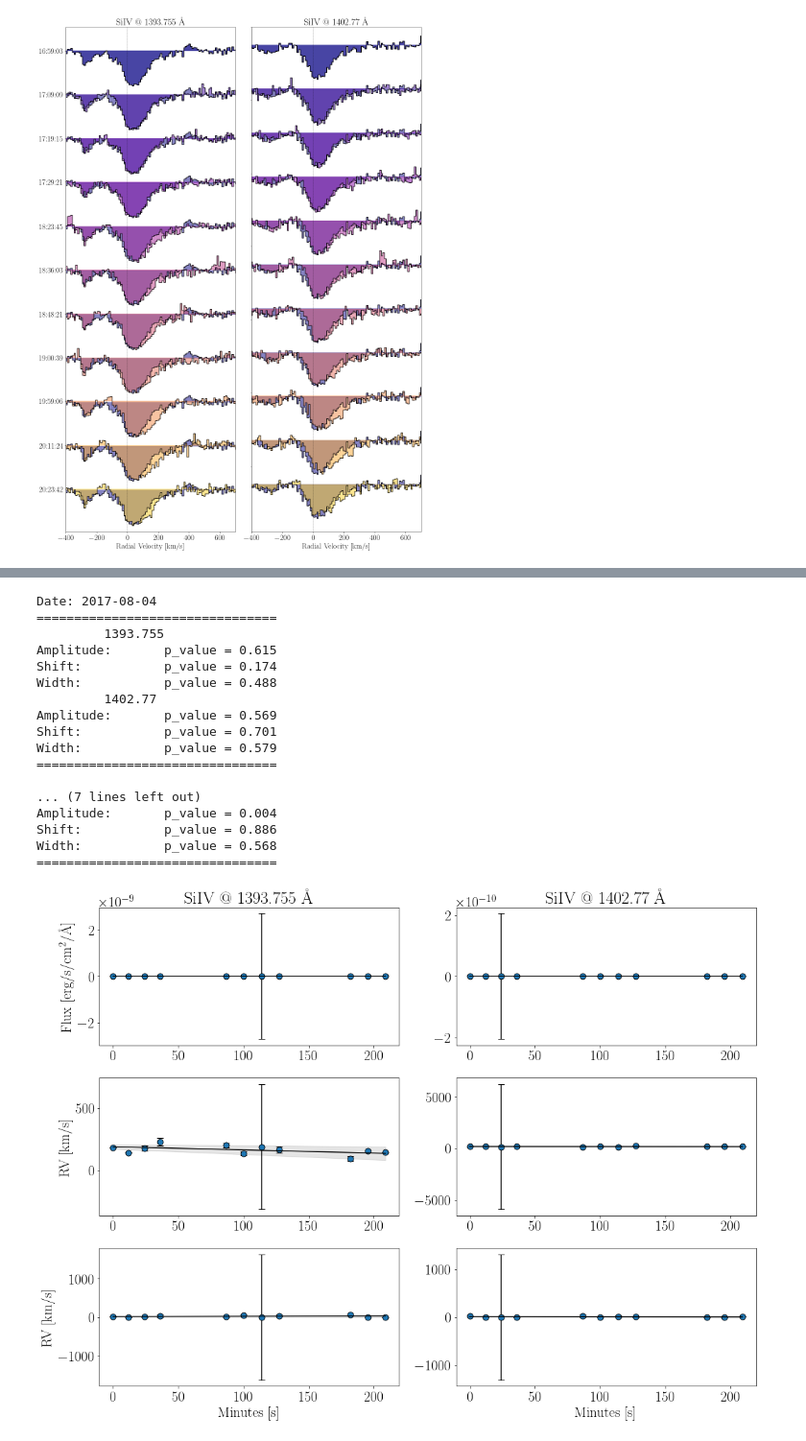
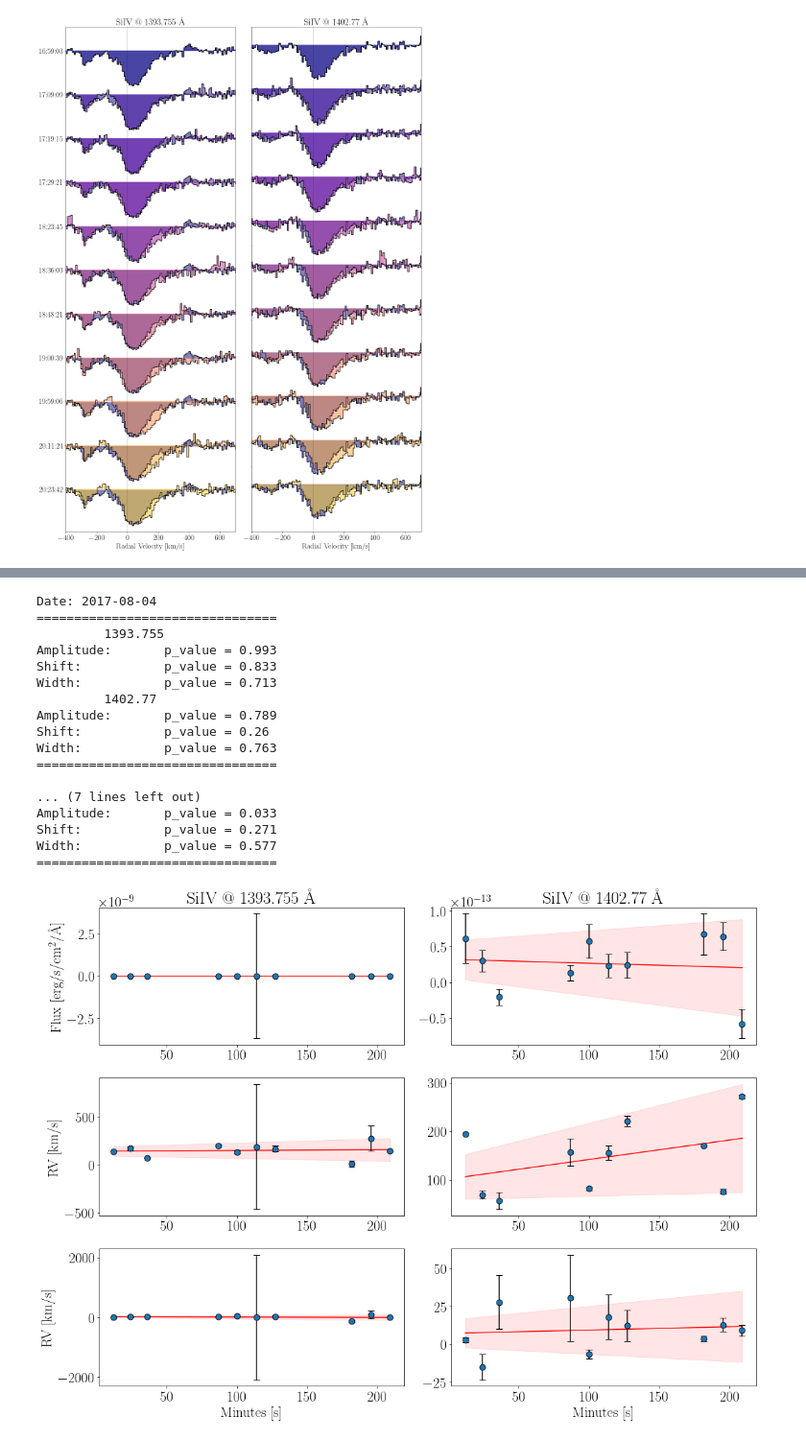
Before and after one commit to bdrdavies/exocomets, a Jupyter notebook: notebooks/short_term_variations.ipynb, the cells around one changed output, grey strips where cells are left out. Shown at 96% size. Saved outputs shown, nothing was run; the diff lists cells and outputs as text; code cells hidden in the pictures.

```diff
--- a/notebooks/short_term_variations.ipynb
+++ b/notebooks/short_term_variations.ipynb
@@ -392,69 +402,77 @@ for nobs in range(len(DP)):
         minutes[nobs][i] = delta.total_seconds()/60
 
     minutes[nobs] = minutes[nobs]-minutes[nobs][0]
+    mins = minutes[nobs][1:][1:]
 
     for j in range(2):
 
-        res1 = linregress(minutes[nobs][:-1], amplitude[nobs][j][:-1])
-        axes[0][j].fill_between(minutes[nobs],(res1.slope+res1.stderr)*minutes[nobs]+res1.intercept+res1.intercept_stderr,(res1.slope-res1.stderr)*minutes[nobs]+res1.intercept-res1.intercept_stderr,color="black",alpha=0.1)
-        axes[0][j].errorbar(minutes[nobs],amplitude[nobs][j],yerr=amplitude_err[nobs][j],capsize=5,ls="None",color="black")
-        axes[0][j].scatter(minutes[nobs],amplitude[nobs][j],s=80,zorder=2,color="black")
-        axes[0][j].scatter(minutes[nobs],amplitude[nobs][j],s=50,zorder=2,label="Absorption depth")
-        axes[0][j].plot(minutes[nobs],res1.slope*minutes[nobs]+res1.intercept,color="black")
-        #axes[0][j].set_ylim(0.2e-13,3.0e-13)
+        res1 = linregress(minutes[nobs][1:], amplitude[nobs][j])
+        if res1.pvalue < 0.05:
+            colour = "green"
+        else:
+            colour = "red"
+        axes[0][j].fill_between(minutes[nobs][1:],(res1.slope+res1.stderr)*minutes[nobs][1:]+res1.intercept+res1.intercept_stderr,(res1.slope-res1.stderr)*minutes[nobs][1:]+res1.intercept-res1.intercept_stderr,color=colour,alpha=0.1)
+        axes[0][j].plot(minutes[nobs][1:],res1.slope*minutes[nobs][1:]+res1.intercept,color=colour)
+        axes[0][j].errorbar(minutes[nobs][1:],amplitude[nobs][j],yerr=amplitude_err[nobs][j],capsize=5,ls="None",color="black")
+        axes[0][j].scatter(minutes[nobs][1:],amplitude[nobs][j],s=80,zorder=2,color="black")
+        axes[0][j].scatter(minutes[nobs][1:],amplitude[nobs][j],s=50,zorder=2,label="Absorption depth")
 
-        res2 = linregress(minutes[nobs][:-1], shift[nobs][j][:-1])
-        axes[1][j].fill_between(minutes[nobs],(res2.slope+res2.stderr)*minutes[nobs]+res2.intercept+res2.intercept_stderr,(res2.slope-res2.stderr)*minutes[nobs]+res2.intercept-res2.intercept_stderr,color="black",alpha=0.1)
-        axes[1][j].errorbar(minutes[nobs],shift[nobs][j],yerr=shift_err[nobs][j],capsize=5,ls="None",color="black")
-        axes[1][j].scatter(minutes[nobs],shift[nobs][j],s=80,zorder=2,color="black")
-        axes[1][j].scatter(minutes[nobs],shift[nobs][j],s=50,zorder=2,label="Absorption depth")
-        axes[1][j].plot(minutes[nobs],res2.slope*minutes[nobs]+res2.intercept,color="black")
-        #axes[1][j].set_ylim(150,220)
+        res2 = linregress(minutes[nobs][1:], shift[nobs][j])
+        if res2.pvalue < 0.05:
+            colour = "green"
+        else:
+            colour = "red"
+        axes[1][j].fill_between(minutes[nobs][1:],(res2.slope+res2.stderr)*minutes[nobs][1:]+res2.intercept+res2.intercept_stderr,(res2.slope-res2.stderr)*minutes[nobs][1:]+res2.intercept-res2.intercept_stderr,color=colour,alpha=0.1)
+        axes[1][j].plot(minutes[nobs][1:],res2.slope*minutes[nobs][1:]+res2.intercept,color=colour)
+        axes[1][j].errorbar(minutes[nobs][1:],shift[nobs][j],yerr=shift_err[nobs][j],capsize=5,ls="None",color="black")
+        axes[1][j].scatter(minutes[nobs][1:],shift[nobs][j],s=80,zorder=2,color="black")
+        axes[1][j].scatter(minutes[nobs][1:],shift[nobs][j],s=50,zorder=2,label="Absorption depth")
 
-        res3 = linregress(minutes[nobs][:-1], width[nobs][j][:-1])
-        axes[2][j].fill_between(minutes[nobs],(res3.slope+res3.stderr)*minutes[nobs]+res3.intercept+res3.intercept_stderr,(res3.slope-res3.stderr)*minutes[nobs]+res3.intercept-res3.intercept_stderr,color="black",alpha=0.1)
-        axes[2][j].errorbar(minutes[nobs],width[nobs][j],yerr=width_err[nobs][j],capsize=5,ls="None",color="black")
-        axes[2][j].scatter(minutes[nobs],width[nobs][j],s=80,zorder=2,color="black")
-        axes[2][j].scatter(minutes[nobs],width[nobs][j],s=50,zorder=2,label="Absorption depth")
-        axes[2][j].plot(minutes[nobs],res3.slope*minutes[nobs]+res3.intercept,color="black")
-        #axes[2][j].set_ylim(20,80)
+        res3 = linregress(minutes[nobs][1:], width[nobs][j])
+        if res3.pvalue < 0.05:
+            colour = "green"
+        else:
+            colour = "red"
+        axes[2][j].fill_between(minutes[nobs][1:],(res3.slope+res3.stderr)*minutes[nobs][1:]+res3.intercept+res3.intercept_stderr,(res3.slope-res3.stderr)*minutes[nobs][1:]+res3.intercept-res3.intercept_stderr,color=colour,alpha=0.1)
+        axes[2][j].plot(minutes[nobs][1:],res3.slope*minutes[nobs][1:]+res3.intercept,color=colour)
+        axes[2][j].errorbar(minutes[nobs][1:],width[nobs][j],yerr=width_err[nobs][j],capsize=5,ls="None",color="black")
+        axes[2][j].scatter(minutes[nobs][1:],width[nobs][j],s=80,zorder=2,color="black")
+        axes[2][j].scatter(minutes[nobs][1:],width[nobs][j],s=50,zorder=2,label="Absorption depth")
 
         print("\t",lines[j])
         print('Amplitude:\t p_value =',round(res1.pvalue,3))
         print('Shift:\t\t p_value =',round(res2.pvalue,3))
         print('Width:\t\t p_value =',round(res3.pvalue,3))
 
-
         #with open(home+'/data/variations_'+date+'.txt', 'w') as output:
         #    output.write('Amplitude:\t p_value = '+str(round(res1.pvalue,3))+'\n')
-        #ax1.set_ylim(0,50)
-        #
+
     axes[0][0].set_ylabel(r'Flux [erg/s/cm$^2$/\AA]')
     axes[0][0].title.set_text('SiIV @ '+str(Line1)+' \AA')
     axes[0][1].title.set_text('SiIV @ '+str(Line2)+' \AA')
     axes[1][0].set_ylabel(r'RV [km/s]')
     axes[2][0].set_ylabel(r'RV [km/s]')
     axes[2][0].set_xlabel(r'Minutes [s]')
     axes[2][1].set_xlabel(r'Minutes [s]')
     fig.tight_layout()
     plt.savefig(home+'/plots/'+date+'_gaussian_parameters.pdf', bbox_inches='tight', pad_inches=0.1,dpi=300)
     print(32*"=","\n")
 # %% [output]
 Date: 2017-08-04
 ================================
          1393.755
-Amplitude:       p_value = 0.615
-Shift:           p_value = 0.174
-Width:           p_value = 0.488
+Amplitude:       p_value = 0.993
+Shift:           p_value = 0.833
+Width:           p_value = 0.713
          1402.77
-Amplitude:       p_value = 0.569
-Shift:           p_value = 0.701
-Width:           p_value = 0.579
+Amplitude:       p_value = 0.789
+Shift:           p_value = 0.26
+Width:           p_value = 0.763
 ================================
 
 ... (7 lines left out)
-Amplitude:       p_value = 0.004
-Shift:           p_value = 0.886
-Width:           p_value = 0.568
+Amplitude:       p_value = 0.033
+Shift:           p_value = 0.271
+Width:           p_value = 0.577
 ================================
-[figure, old version]
+[figure, new version]
```
Also changed, not shown: parts of 14 cells of this notebook, 29 other files.
